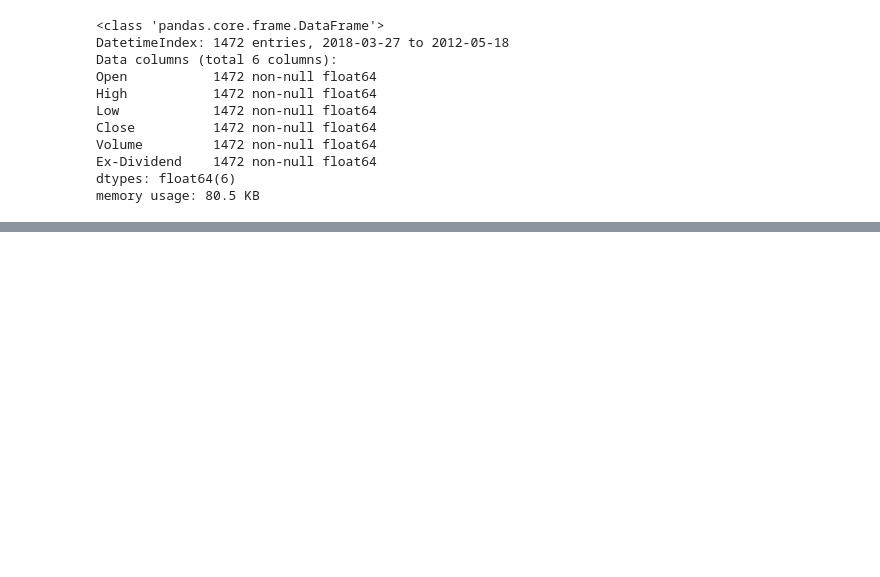
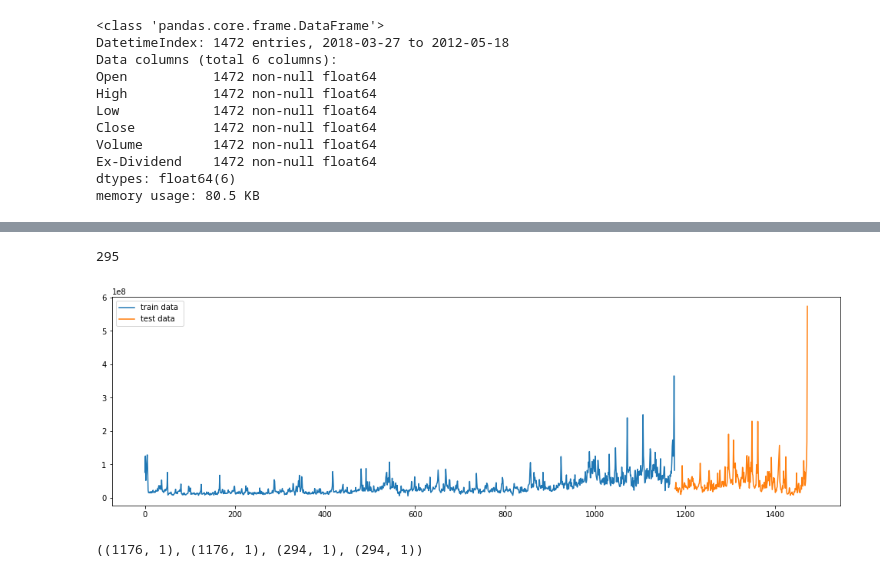
Before and after one commit to Aalena/Zero-to-Deep-learning-FINTECH, a Jupyter notebook: facebook_timeSeries_ML.ipynb, the cells around one changed output, grey strips where cells are left out. Saved outputs shown, nothing was run; the diff lists cells and outputs as text; code cells hidden in the pictures; blank space fills up the shorter version.

```diff
--- a/facebook_timeSeries_ML.ipynb
+++ b/facebook_timeSeries_ML.ipynb
@@ -97,0 +91,2 @@ array([76787884.])
+# %%
+train_df = facebook_df.iloc[:1177]
@@ -97,0 +103,6 @@ array([76787884.])
+# %%
+test_df = facebook_df.iloc[1177:]
+# %%
+len(test_df)
+# %% [output]
+295
@@ -97,0 +111,10 @@ array([76787884.])
+# %%
+X_train = train_df['Volume']
+# %%
+X_test = test_df['Volume']
+# %%
+ax = X_train.plot(figsize=(17,5))
+X_test.plot(ax=ax)
+plt.legend(['train data ', 'test data']);
+# %% [output]
+[figure, added]
@@ -97,0 +134,4 @@ array([76787884.])
+# %%
+X_train_fb.shape, y_train_fb.shape, X_test_fb.shape, y_test_fb.shape
+# %% [output]
+((1176, 1), (1176, 1), (294, 1), (294, 1))
```
Also changed, not shown: parts of 48 cells of this notebook.
